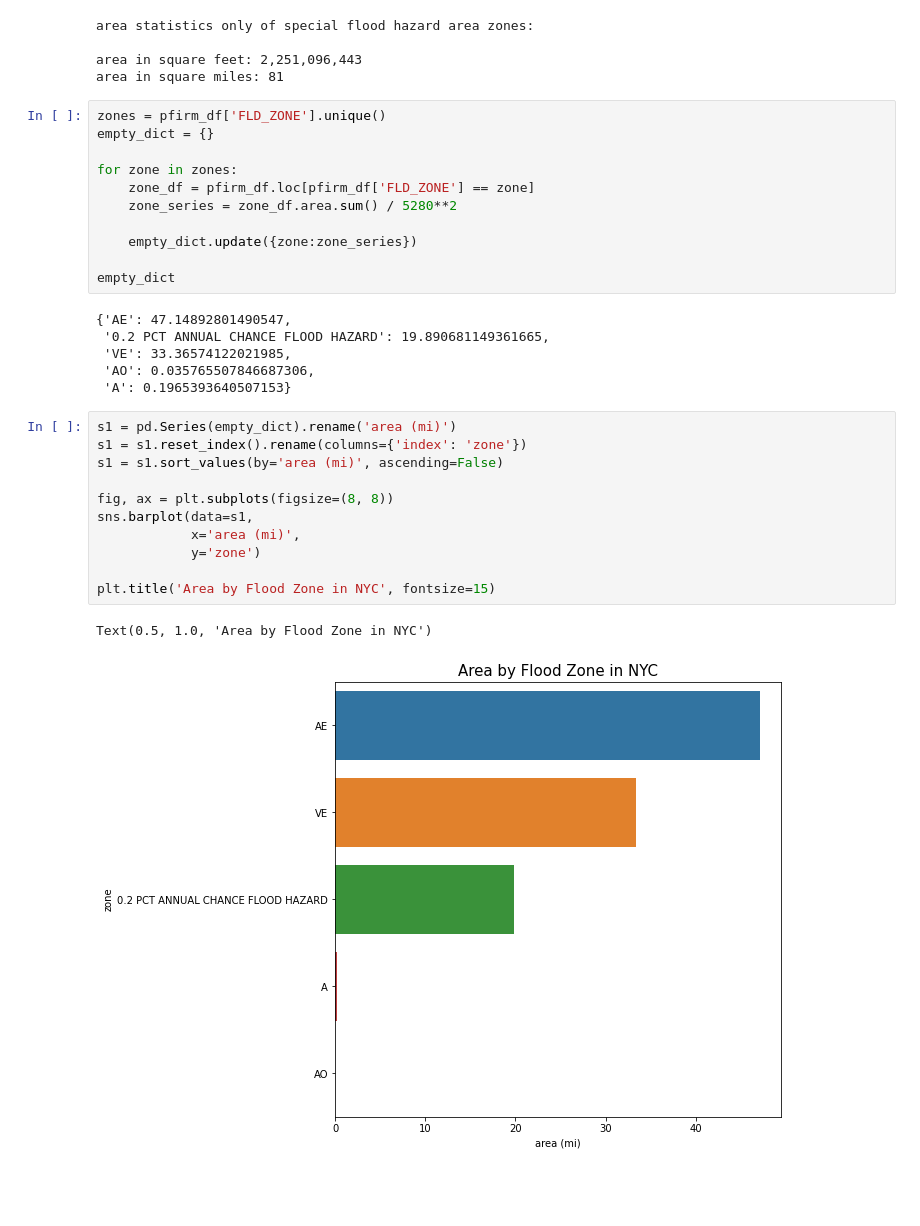
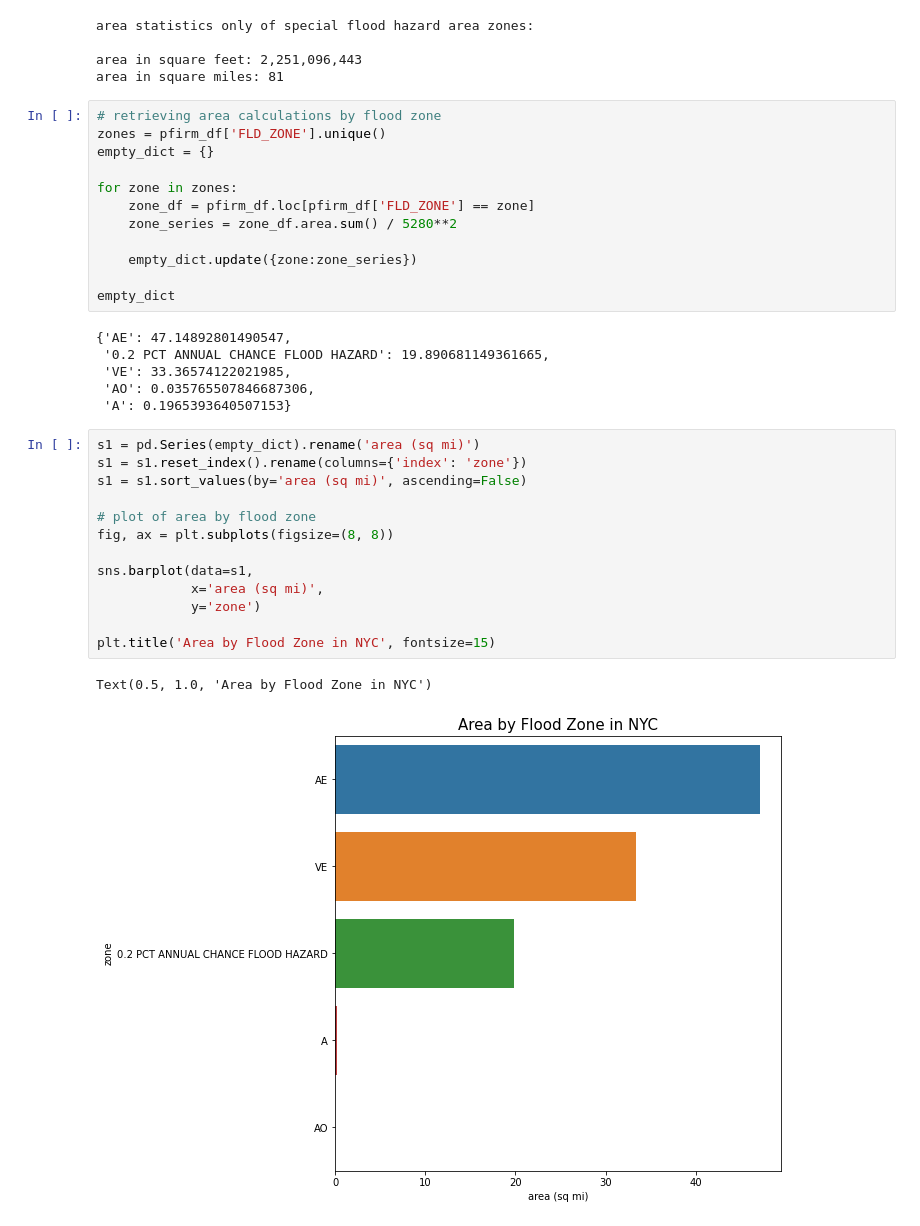
Before and after one commit to mebauer/nyc-floodzone-analysis, a Jupyter notebook: floodzone_pfirm_analysis.ipynb, the cells around one changed output. Saved outputs shown, nothing was run; the diff lists cells and outputs as text; blank space fills up the shorter version.

```diff
--- a/floodzone_pfirm_analysis.ipynb
+++ b/floodzone_pfirm_analysis.ipynb
@@ -1178,6 +1231,7 @@ area statistics only of special flood hazard area zones:
 area in square feet: 2,251,096,443
 area in square miles: 81
 # %%
+# retrieving area calculations by flood zone
 zones = pfirm_df['FLD_ZONE'].unique()
 empty_dict = {}
 
@@ -1195,16 +1249,18 @@ empty_dict
  'AO': 0.035765507846687306,
  'A': 0.1965393640507153}
 # %%
-s1 = pd.Series(empty_dict).rename('area (mi)')
+s1 = pd.Series(empty_dict).rename('area (sq mi)')
 s1 = s1.reset_index().rename(columns={'index': 'zone'})
-s1 = s1.sort_values(by='area (mi)', ascending=False)
+s1 = s1.sort_values(by='area (sq mi)', ascending=False)
 
+# plot of area by flood zone
 fig, ax = plt.subplots(figsize=(8, 8))
+
 sns.barplot(data=s1,
-            x='area (mi)',
+            x='area (sq mi)',
             y='zone')
 
 plt.title('Area by Flood Zone in NYC', fontsize=15)
 # %% [output]
 Text(0.5, 1.0, 'Area by Flood Zone in NYC')
-[figure, old version]
+[figure, new version]
```
Also changed, not shown: parts of 22 cells of this notebook, 1 other file.
